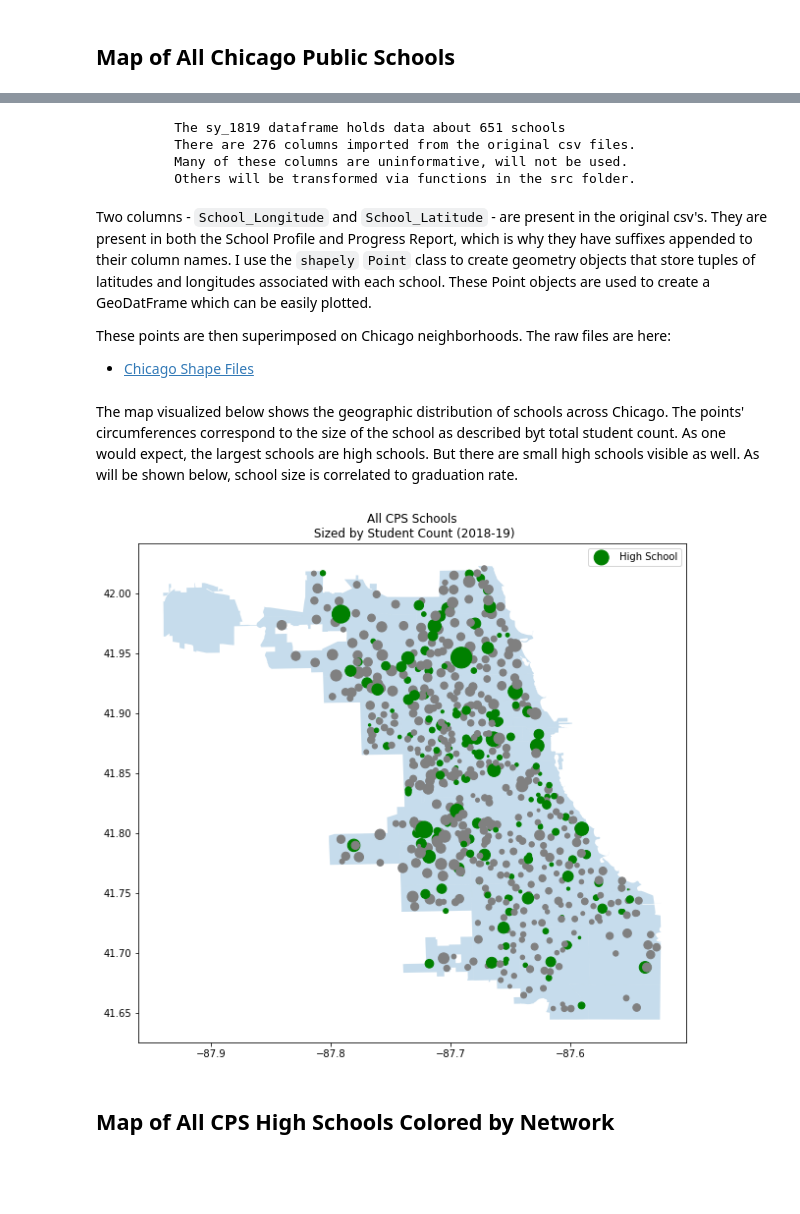
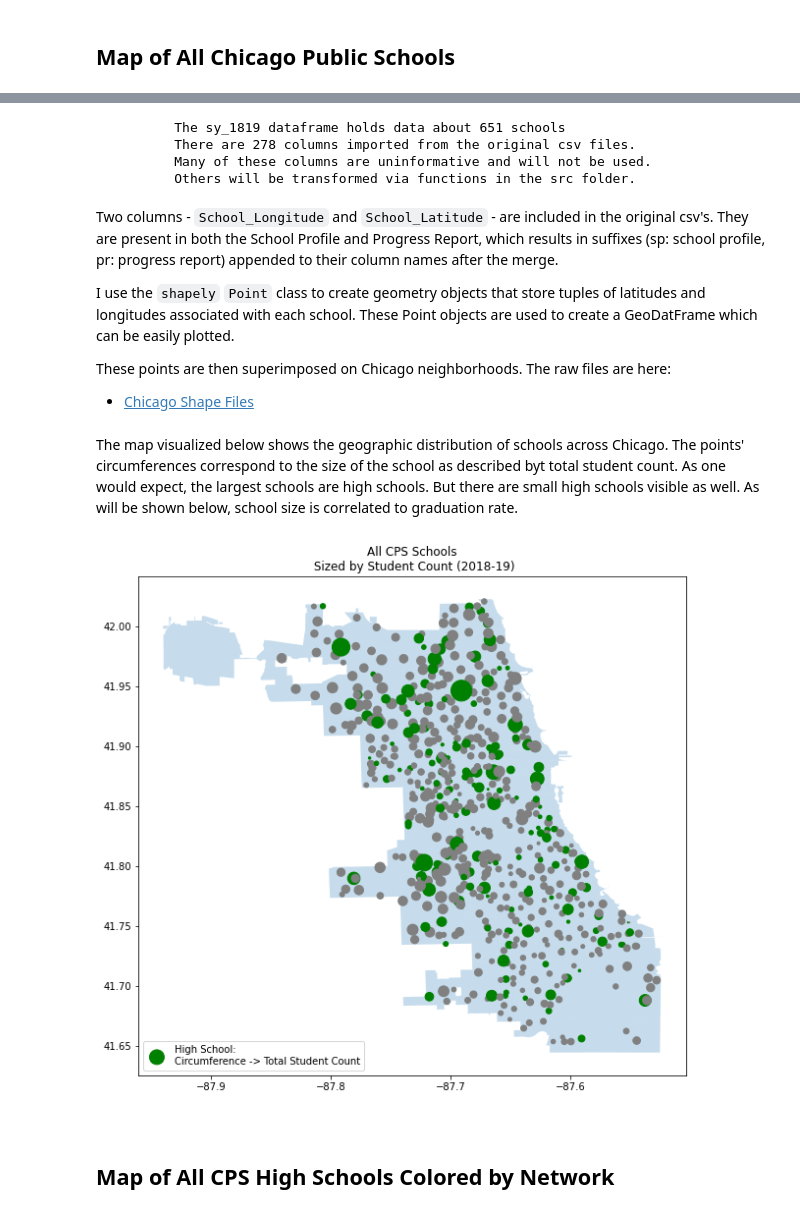
Before and after one commit to j-max/CPS_GradRate_Analysis, a Jupyter notebook: notebooks/eda/map_eda.ipynb, the cells around one changed output, grey strips where cells are left out. Drawn from its saved outputs; the diff is of its cells as text; code cells hidden in the pictures; blank space fills up the shorter version.

```diff
--- a/notebooks/eda/map_eda.ipynb
+++ b/notebooks/eda/map_eda.ipynb
@@ -60,31 +77,34 @@ sy_1819 = import_and_merge_data(path_to_sp_1819, path_to_pr_1819)
 print(f"""
           The sy_1819 dataframe holds data about {sy_1819.shape[0]} schools
           There are {sy_1819.shape[1]} columns imported from the original csv files.
-          Many of these columns are uninformative, will not be used.
+          Many of these columns are uninformative and will not be used.
           Others will be transformed via functions in the src folder.""")
 # %% [output]
           The sy_1819 dataframe holds data about 651 schools
-          There are 276 columns imported from the original csv files.
-          Many of these columns are uninformative, will not be used.
+          There are 278 columns imported from the original csv files.
+          Many of these columns are uninformative and will not be used.
           Others will be transformed via functions in the src folder.
 # %% [markdown]
-Two columns - `School_Longitude` and `School_Latitude` - are present in the original csv's.  They are   present in both the School Profile and Progress Report, which is why they have suffixes appended to their column names.  I use the `shapely` `Point` class to create geometry objects that store tuples of latitudes and longitudes associated with each school.  These Point objects are used to create a GeoDatFrame which can be easily plotted.
+Two columns - `School_Longitude` and `School_Latitude` - are included in the original csv's.  They are present in both the School Profile and Progress Report, which results in suffixes (sp: school profile, pr: progress report) appended to their column names after the merge.
+
+I use the `shapely` `Point` class to create geometry objects that store tuples of latitudes and longitudes associated with each school.  These Point objects are used to create a GeoDatFrame which can be easily plotted.
 
 These points are then superimposed on Chicago neighborhoods. The raw files are here:
 - [Chicago Shape Files](https://data.cityofchicago.org/Facilities-Geographic-Boundaries/Boundaries-Community-Areas-current-/cauq-8yn6)
 # %%
-# series for each High Schools Longitude
+# series of all high schools longitudes
 all_schools_longs = sy_1819["School_Longitude_sp"]
 
-# series for each High School's latitude`
+# series of all high school latitudes
 all_schools_lats = sy_1819["School_Latitude_sp"]
 
 # Create Point objects for each school
-all_schools_geometry = [Point(long, lat) for long, lat in zip(all_schools_longs, all_schools_lats)]
+all_schools_geometry = [Point(long, lat) for long, lat
+                        in zip(all_schools_longs, all_schools_lats)]
 
 geo_df = gpd.GeoDataFrame(sy_1819, geometry=all_schools_geometry)
 
-# Color map so high schools are colored green
+# Color map to differentiate between high schools and primary schools
 hs_colors = {True: 'green',
              False: 'grey'}
 
@@ -97,17 +117,19 @@ The map visualized below shows the geographic distribution of schools across Chi
 # %%
 fig, ax = plt.subplots(figsize=(10,10))
 
 chicago_shape.plot(ax=ax, alpha=.25)
 
 geo_df.plot(ax=ax, column=geo_df['Is_High_School'],
             color = geo_df['school_type_color'],
             markersize=geo_df['Student_Count_Total']/10,
             legend=True)
 
 ax.set_title('All CPS Schools\n Sized by Student Count (2018-19)')
-ax.legend(['High School']);
+ax.legend(['High School:\nCircumference -> Total Student Count']);
 # %% [output]
-[figure, old version]
+[figure, new version]
+# %% [markdown]
+<a id='map2'></a>
 # %% [markdown]
 ## Map of All CPS High Schools Colored by Network
 # %% [markdown]
```
Also changed, not shown: parts of 12 cells of this notebook.
